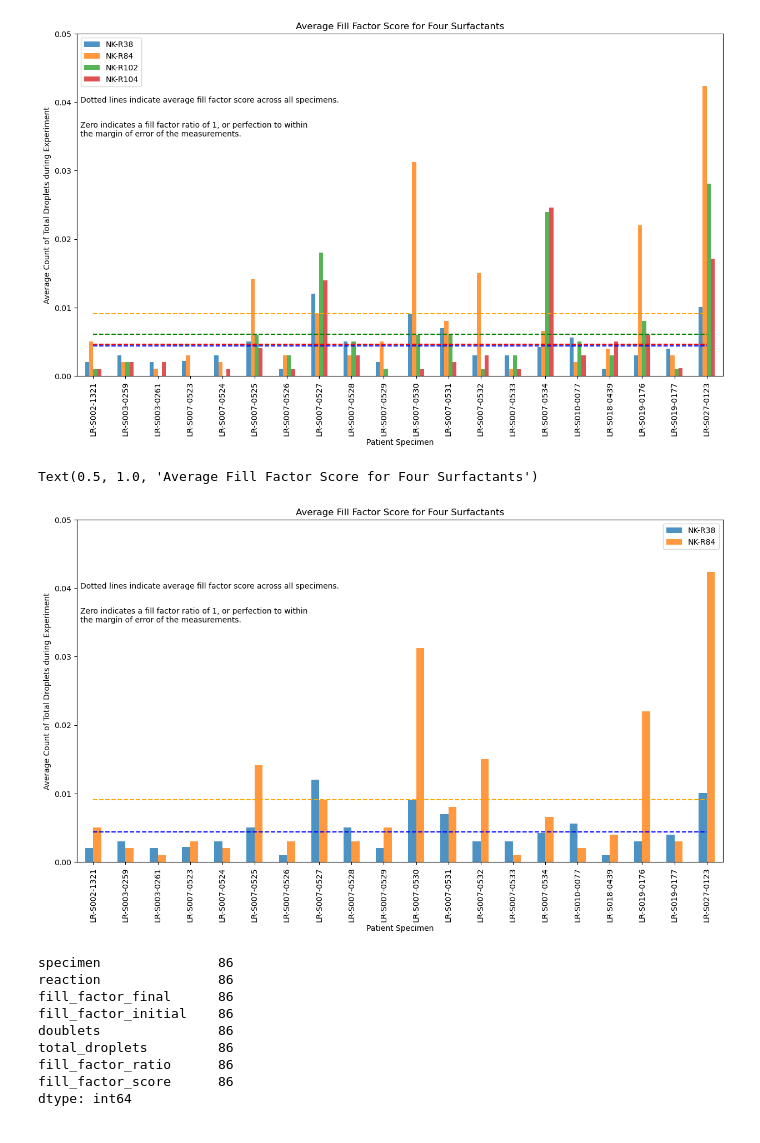
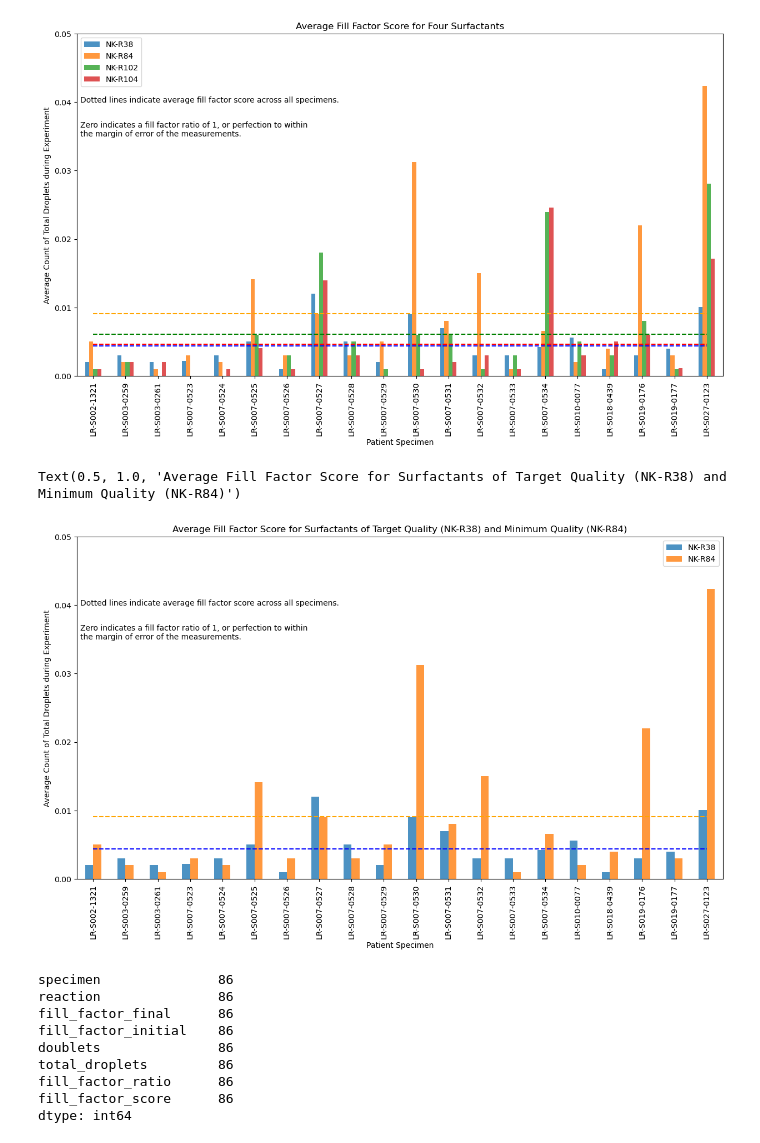
Before and after one commit to nicolejordann/Project_1, a Jupyter notebook: JameysCharts.ipynb, the cells around one changed output. Drawn from its saved outputs; the diff is of its cells as text; code cells hidden in the pictures.

Commit message:
Added comments to JameysCharts.ipynb and did some minor cleanup; corrected the error in the title of fig 7

```diff
--- a/JameysCharts.ipynb
+++ b/JameysCharts.ipynb
@@ -2,4 +2,5 @@
 import pandas as pd
 import matplotlib.pyplot as plt
 import numpy as np
-big_df = pd.read_csv('38,102,104, 84.csv')
+
+big_df = pd.read_csv('source/38,102,104, 84.csv')
@@ -246,15 +256,14 @@ Text(0.5, 1.0, 'Average Fill Factor Score for Four Surfactants')
 # %%
 ffscore_df.plot(y=['NK-R38','NK-R84'],kind='bar',figsize=(15,8),ylim=(0.0,0.05),\
                        ylabel='Average Count of Total Droplets during Experiment',\
                         xlabel='Patient Specimen',alpha=0.8)
-plt.hlines(1.0,0,19,colors='black')
 plt.hlines(ffscore_df['NK-R38'].mean(),0,19,colors='blue',linestyles='--')
 plt.hlines(ffscore_df['NK-R84'].mean(),0,19,colors='orange',linestyles='--')
 plt.annotate('Dotted lines indicate average fill factor score across all specimens.',(-0.4,0.04))
 plt.annotate('Zero indicates a fill factor ratio of 1, or perfection to within\nthe margin of error of the measurements.',(-0.4,0.035))
-plt.title('Average Fill Factor Score for Four Surfactants')
+plt.title('Average Fill Factor Score for Surfactants of Target Quality (NK-R38) and Minimum Quality (NK-R84)')
 # %% [output]
-Text(0.5, 1.0, 'Average Fill Factor Score for Four Surfactants')
+Text(0.5, 1.0, 'Average Fill Factor Score for Surfactants of Target Quality (NK-R38) and Minimum Quality (NK-R84)')
-[figure, old version]
+[figure, new version]
 # %%
 # How often did we have a fill factor ratio greater than one?
```
Also changed, not shown: parts of 11 cells of this notebook, 1 other file.
